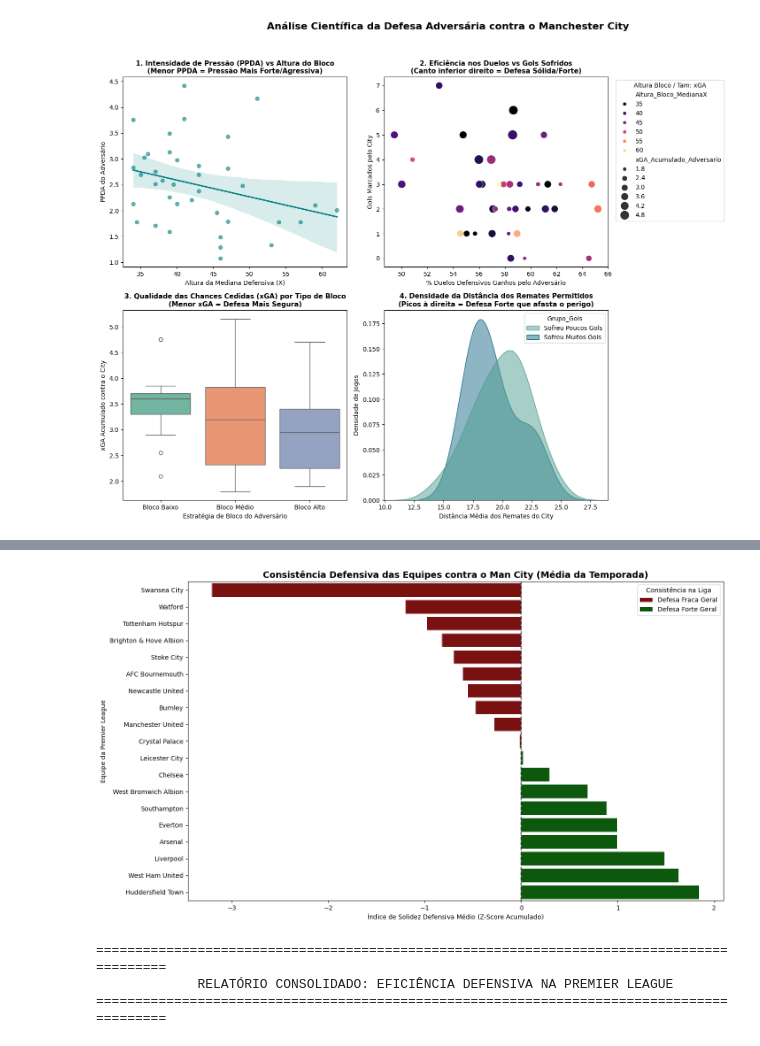
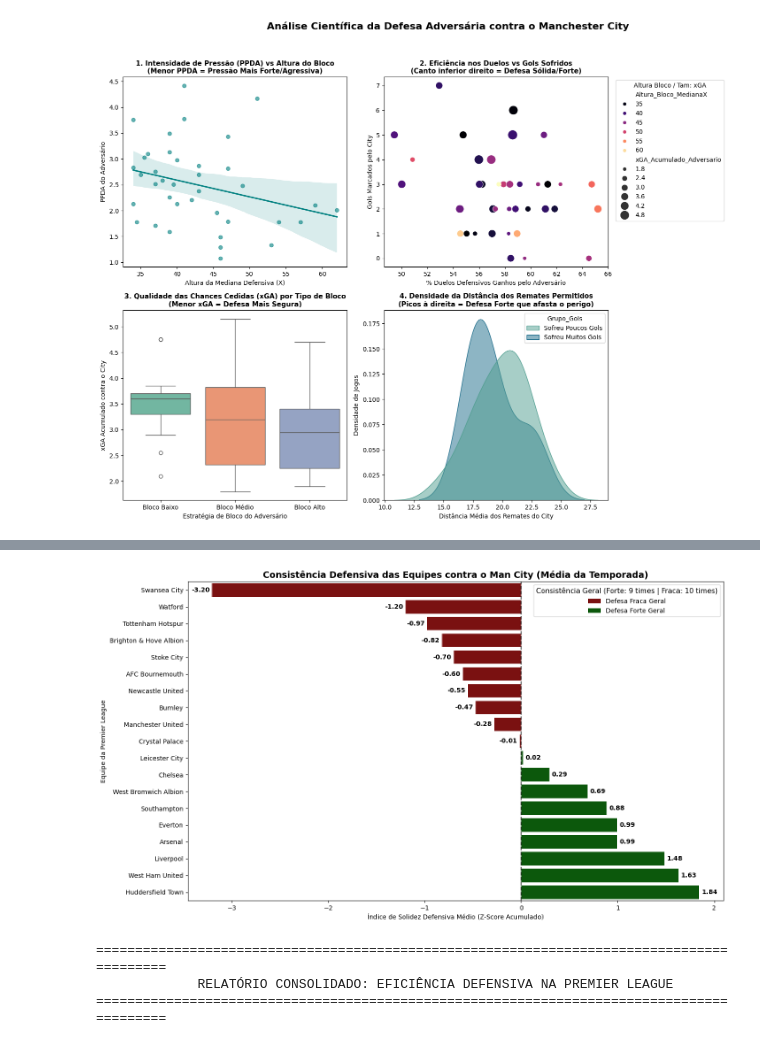
Before and after one commit to GARCl-A/city-analysis, a Jupyter notebook: main.ipynb, the cells around one changed output, grey strips where cells are left out. Drawn from its saved outputs; the diff is of its cells as text; code cells hidden in the pictures.

```diff
--- a/main.ipynb
+++ b/main.ipynb
@@ -543,43 +463,84 @@ plt.show()
 # %%
 # ==============================================================================
-# AGROPANDO OS DADOS POR TIME (MÉDIA DA TEMPORADA)
+# AGRUPANDO OS DADOS POR TIME (MÉDIA DA TEMPORADA)
 # ==============================================================================
 # Agrupamos por adversário e calculamos a média das métricas e do score
-df_times = df_defesa.groupby('Adversario', observed=False).agg(
-    Score_Defensivo_Medio=('Score_Defensivo', 'mean'),
-    Gols_Sofridos_Total=('Gols_Sofridos_Adversario', 'sum'), # Total nos 2 jogos
-    xGA_Medio=('xGA_Acumulado_Adversario', 'mean')
+df_times = df_defesa.groupby("Adversario", observed=False).agg(
+    Score_Defensivo_Medio=("Score_Defensivo", "mean"),
+    Gols_Sofridos_Total=(
+        "Gols_Sofridos_Adversario",
+        "sum",
+    ),  # Total nos 2 jogos
+    xGA_Medio=("xGA_Acumulado_Adversario", "mean"),
 ).reset_index()
 
-
-df_times['Classificacao_Equipe'] = np.where(df_times['Score_Defensivo_Medio'] >= 0, 'Defesa Forte Geral', 'Defesa Fraca Geral')
+df_times["Classificacao_Equipe"] = np.where(
+    df_times["Score_Defensivo_Medio"] >= 0,
+    "Defesa Forte Geral",
+    "Defesa Fraca Geral",
+)
 
 # Ordena os times do pior para o melhor score médio
-df_times = df_times.sort_values(by='Score_Defensivo_Medio')
+df_times = df_times.sort_values(by="Score_Defensivo_Medio")
 
 # ==============================================================================
-# VISUALIZAÇÃO DA SOLIDEZ CONSOLIDADA POR TIME
+# VISUALIZAÇÃO DA SOLIDEZ CONSOLIDADA POR TIME COM RÓTULOS DE DADOS
 # ==============================================================================
 plt.figure(figsize=(14, 8))
 
-sns.barplot(
+# 1. Atribuímos o gráfico à variável 'ax'
+ax = sns.barplot(
     data=df_times,
-    x='Score_Defensivo_Medio',
-    y='Adversario',
-    hue='Classificacao_Equipe',
-    palette={'Defesa Forte Geral': 'darkgreen', 'Defesa Fraca Geral': 'darkred'},
-    dodge=False
+    x="Score_Defensivo_Medio",
+    y="Adversario",
+    hue="Classificacao_Equipe",
+    palette={
+        "Defesa Forte Geral": "darkgreen",
+        "Defesa Fraca Geral": "darkred",
+    },
+    dodge=False,
 )
 
-plt.axvline(0, color='black', linestyle='--', alpha=0.7)
-plt.title('Consistência Defensiva das Equipes contra o Man City (Média da Temporada)', fontsize=14, weight='bold')
-plt.xlabel('Índice de Solidez Defensiva Médio (Z-Score Acumulado)')
-plt.ylabel('Equipe da Premier League')
-plt.legend(title='Consistência na Liga')
+# 2. Adicionamos os rótulos numéricos formatados com 2 casas decimais na ponta de cada barra
+for container in ax.containers:
+    # Filtra os valores NaN e os zeros indesejados das barras fantasmas do hue
+    labels = [
+        f"{v:.2f}" if pd.notna(v) and v != 0 else ""
+        for v in container.datavalues
+    ]
+
+    ax.bar_label(
+        container,
+        labels=labels,
+        padding=4,  # Espaçamento limpo entre a ponta da barra e o número
+        fontsize=10,
+        weight="bold",
+    )
+
+plt.axvline(0, color="black", linestyle="--", alpha=0.7)
+plt.title(
+    "Consistência Defensiva das Equipes contra o Man City (Média da Temporada)",
+    fontsize=14,
+    weight="bold",
+)
+plt.xlabel("Índice de Solidez Defensiva Médio (Z-Score Acumulado)")
+plt.ylabel("Equipe da Premier League")
+# 1. Calcula quantos times ficaram em cada categoria geral
+contagem_equipes = df_times["Classificacao_Equipe"].value_counts()
+forte_qtd = contagem_equipes.get("Defesa Forte Geral", 0)
+fraca_qtd = contagem_equipes.get("Defesa Fraca Geral", 0)
+
+# 2. Atualiza a legenda com a contagem total de equipes
+plt.legend(
+    title=f"Consistência Geral (Forte: {forte_qtd} times | Fraca: {fraca_qtd} times)",
+    fontsize=10,
+    title_fontsize=11,
+)
 plt.tight_layout()
+plt.savefig("CDAF_Manchester_City_Defesa_Media_Temporada.png", dpi=300)
 plt.show()
 # %% [output]
-[figure, old version]
+[figure, new version]
 # %%
 import numpy as np
 import pandas as pd
```
Also changed, not shown: parts of 17 cells of this notebook, 12 other files.
